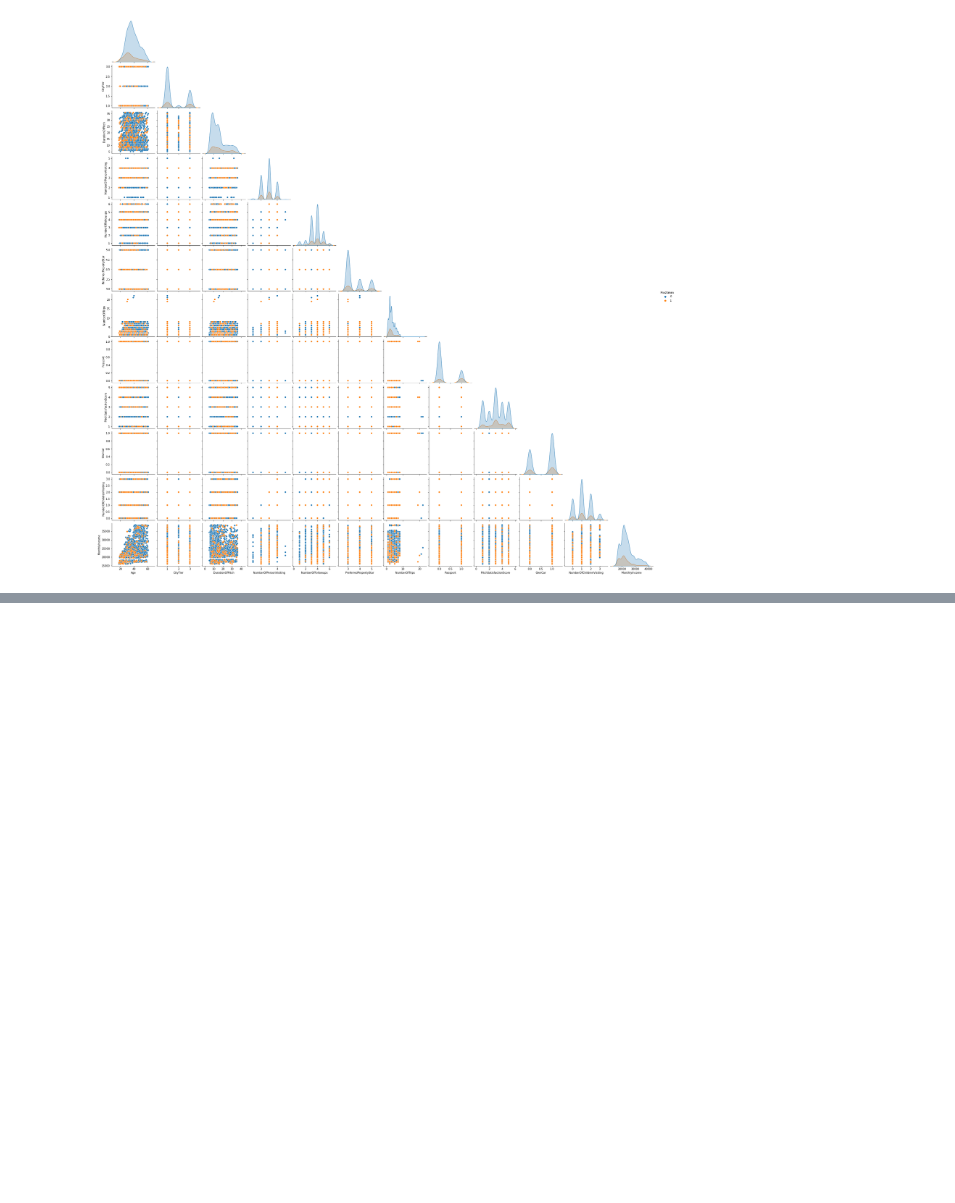
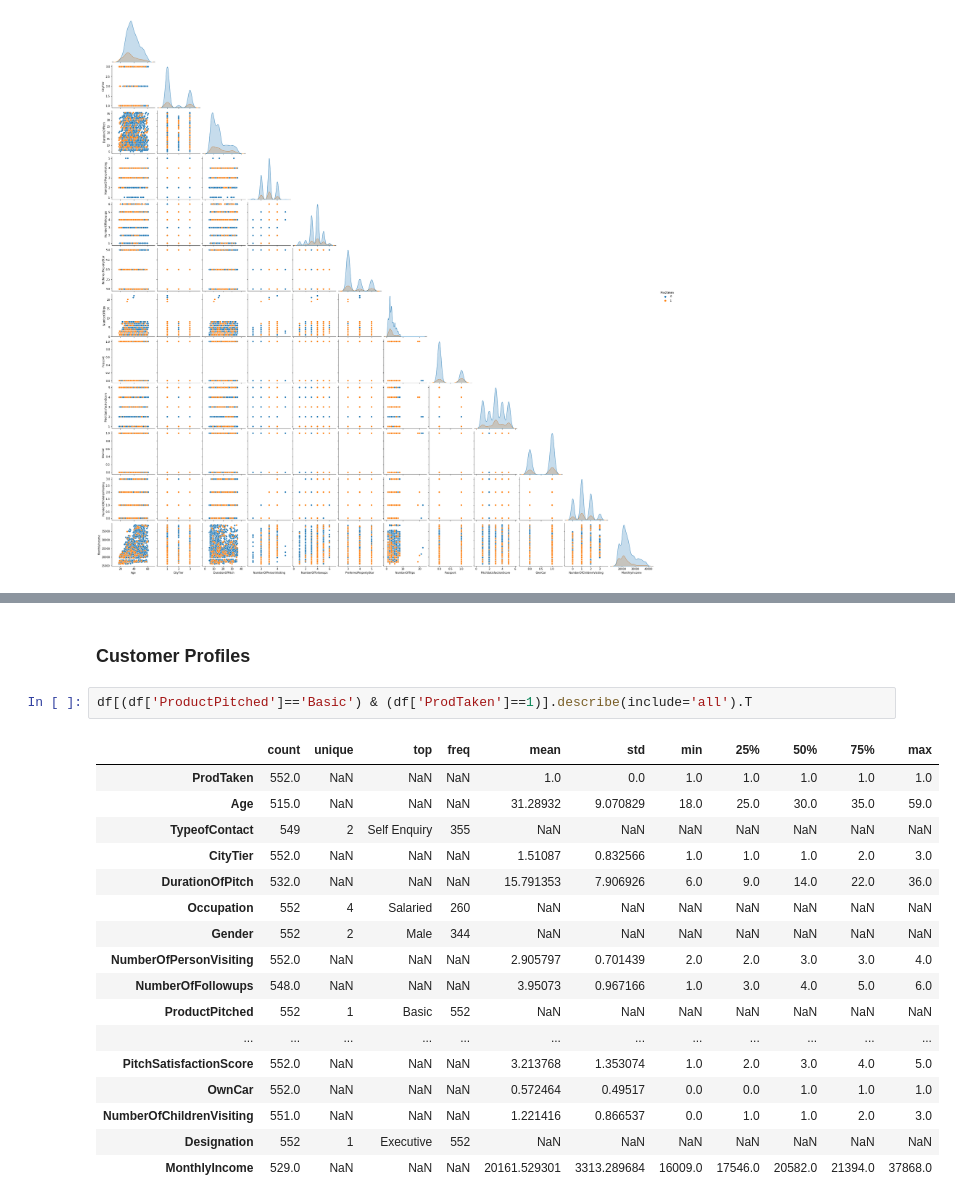
Before and after one commit to jarato123/AI-Class, a Jupyter notebook: Ensemble Techniques/ET Final Project/ET Final Project.ipynb, the cells around one changed output, grey strips where cells are left out. Saved outputs shown, nothing was run; the diff lists cells and outputs as text; blank space fills up the shorter version.

```diff
--- a/Ensemble Techniques/ET Final Project/ET Final Project.ipynb
+++ b/Ensemble Techniques/ET Final Project/ET Final Project.ipynb
@@ -417,0 +518,22 @@ plt.show()
+# %% [markdown]
+### Customer Profiles
+# %%
+df[(df['ProductPitched']=='Basic') & (df['ProdTaken']==1)].describe(include='all').T
+# %% [output]
+|  | count | unique | top | freq | mean | std | min | 25% | 50% | 75% | max |
+| ProdTaken | 552.0 | NaN | NaN | NaN | 1.0 | 0.0 | 1.0 | 1.0 | 1.0 | 1.0 | 1.0 |
+| Age | 515.0 | NaN | NaN | NaN | 31.28932 | 9.070829 | 18.0 | 25.0 | 30.0 | 35.0 | 59.0 |
+| TypeofContact | 549 | 2 | Self Enquiry | 355 | NaN | NaN | NaN | NaN | NaN | NaN | NaN |
+| CityTier | 552.0 | NaN | NaN | NaN | 1.51087 | 0.832566 | 1.0 | 1.0 | 1.0 | 2.0 | 3.0 |
+| DurationOfPitch | 532.0 | NaN | NaN | NaN | 15.791353 | 7.906926 | 6.0 | 9.0 | 14.0 | 22.0 | 36.0 |
+| Occupation | 552 | 4 | Salaried | 260 | NaN | NaN | NaN | NaN | NaN | NaN | NaN |
+| Gender | 552 | 2 | Male | 344 | NaN | NaN | NaN | NaN | NaN | NaN | NaN |
+| NumberOfPersonVisiting | 552.0 | NaN | NaN | NaN | 2.905797 | 0.701439 | 2.0 | 2.0 | 3.0 | 3.0 | 4.0 |
+| NumberOfFollowups | 548.0 | NaN | NaN | NaN | 3.95073 | 0.967166 | 1.0 | 3.0 | 4.0 | 5.0 | 6.0 |
+| ProductPitched | 552 | 1 | Basic | 552 | NaN | NaN | NaN | NaN | NaN | NaN | NaN |
+| ... | ... | ... | ... | ... | ... | ... | ... | ... | ... | ... | ... |
+| PitchSatisfactionScore | 552.0 | NaN | NaN | NaN | 3.213768 | 1.353074 | 1.0 | 2.0 | 3.0 | 4.0 | 5.0 |
+| OwnCar | 552.0 | NaN | NaN | NaN | 0.572464 | 0.49517 | 0.0 | 0.0 | 1.0 | 1.0 | 1.0 |
+| NumberOfChildrenVisiting | 551.0 | NaN | NaN | NaN | 1.221416 | 0.866537 | 0.0 | 1.0 | 1.0 | 2.0 | 3.0 |
+| Designation | 552 | 1 | Executive | 552 | NaN | NaN | NaN | NaN | NaN | NaN | NaN |
+| MonthlyIncome | 529.0 | NaN | NaN | NaN | 20161.529301 | 3313.289684 | 16009.0 | 17546.0 | 20582.0 | 21394.0 | 37868.0 |
```
Also changed, not shown: parts of 10 cells of this notebook.
